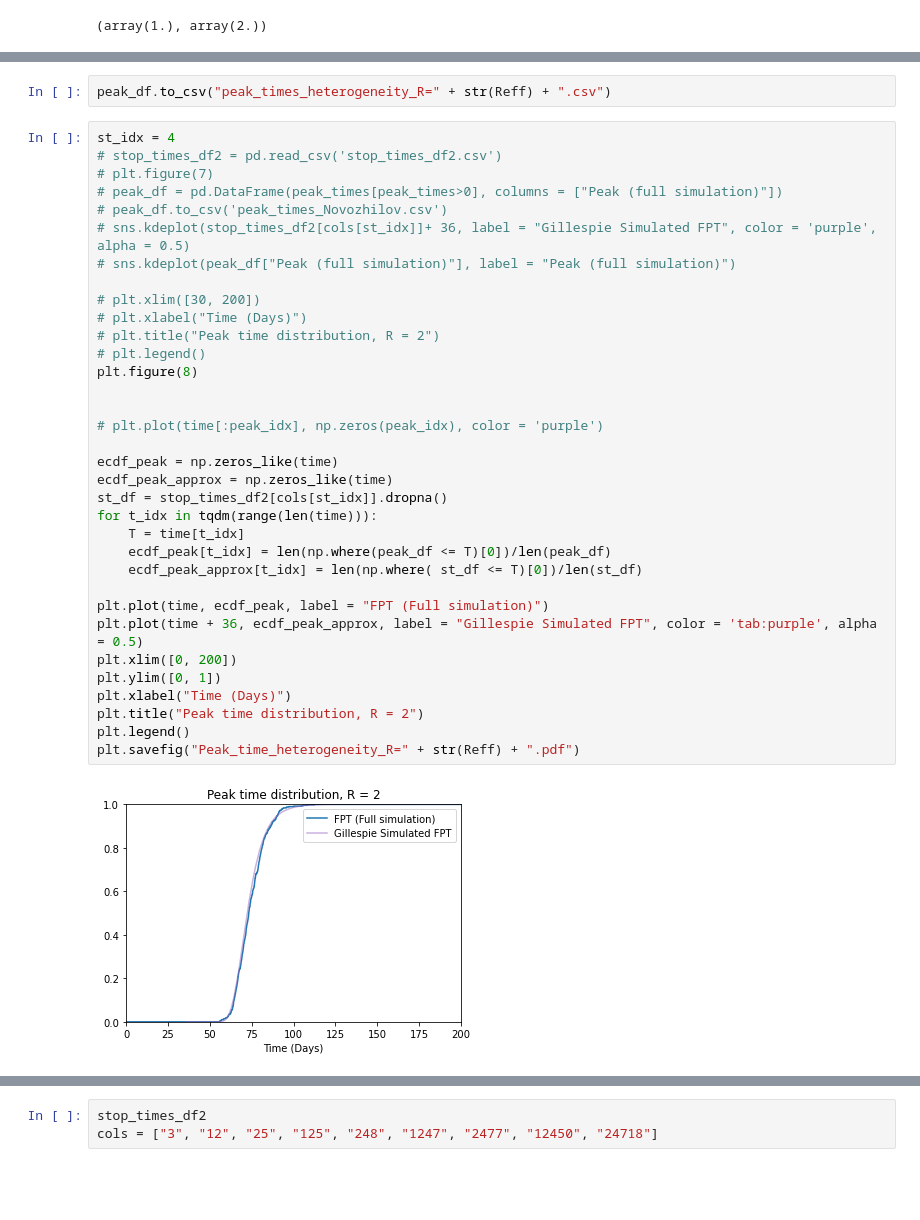
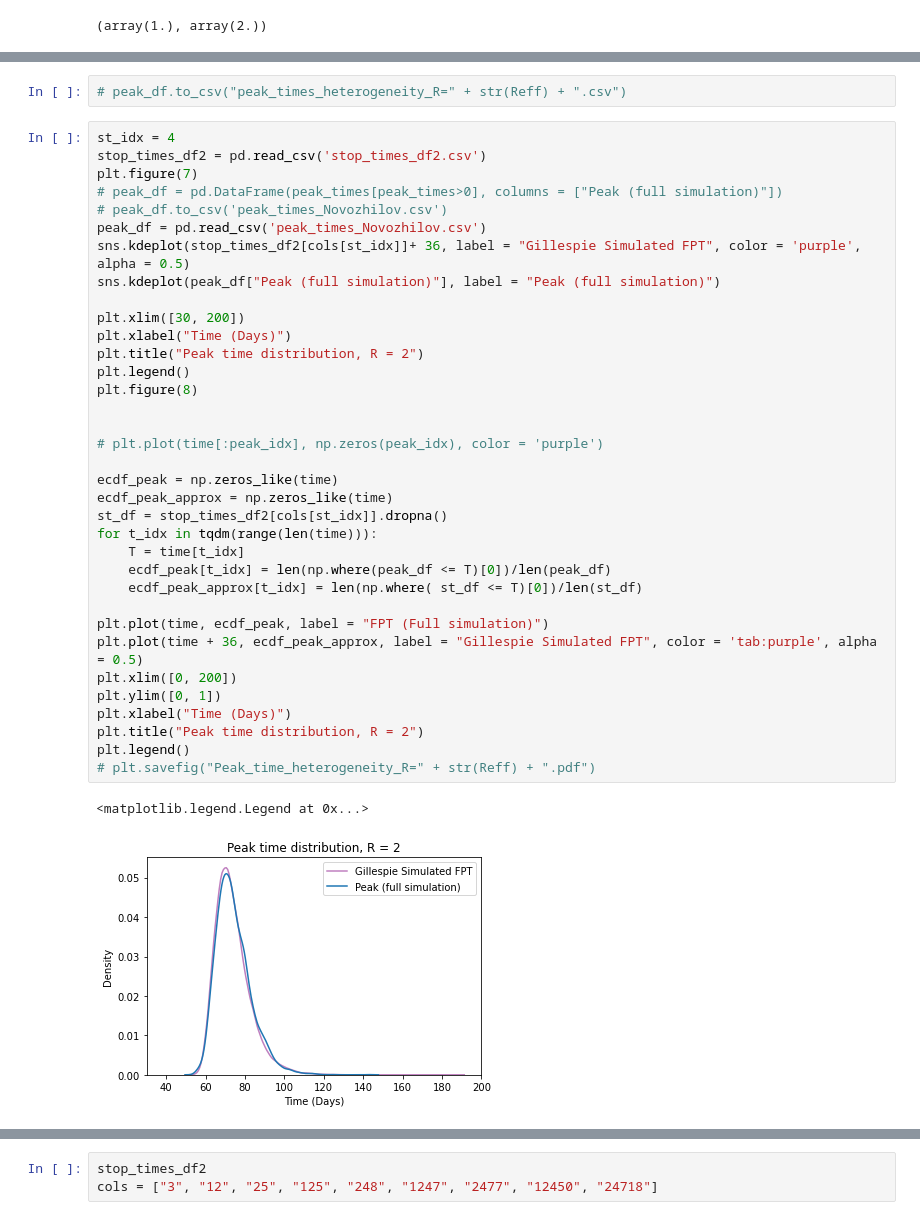
Before and after one commit to JCurran-Sebastian/FirstPassageTime_Branching, a Jupyter notebook: Heterogeneous_SIR_epidemic_peak-Copy1.ipynb, the cells around one changed output, grey strips where cells are left out. Saved outputs shown, nothing was run; the diff lists cells and outputs as text; blank space fills up the shorter version.

```diff
--- a/Heterogeneous_SIR_epidemic_peak-Copy1.ipynb
+++ b/Heterogeneous_SIR_epidemic_peak-Copy1.ipynb
@@ -115,38 +122,40 @@ for i in tqdm(range(nruns_peak)):
-# %%
-peak_df.to_csv("peak_times_heterogeneity_R=" + str(Reff) + ".csv")
+# %%
+# peak_df.to_csv("peak_times_heterogeneity_R=" + str(Reff) + ".csv")
 # %%
 st_idx = 4
-# stop_times_df2 = pd.read_csv('stop_times_df2.csv')
-# plt.figure(7)
+stop_times_df2 = pd.read_csv('stop_times_df2.csv')
+plt.figure(7)
 # peak_df = pd.DataFrame(peak_times[peak_times>0], columns = ["Peak (full simulation)"])
 # peak_df.to_csv('peak_times_Novozhilov.csv')
-# sns.kdeplot(stop_times_df2[cols[st_idx]]+ 36, label = "Gillespie Simulated FPT", color = 'purple', alpha = 0.5)
-# sns.kdeplot(peak_df["Peak (full simulation)"], label = "Peak (full simulation)")
+peak_df = pd.read_csv('peak_times_Novozhilov.csv')
+sns.kdeplot(stop_times_df2[cols[st_idx]]+ 36, label = "Gillespie Simulated FPT", color = 'purple', alpha = 0.5)
+sns.kdeplot(peak_df["Peak (full simulation)"], label = "Peak (full simulation)")
 
-# plt.xlim([30, 200])
-# plt.xlabel("Time (Days)")
-# plt.title("Peak time distribution, R = 2")
-# plt.legend()
+plt.xlim([30, 200])
+plt.xlabel("Time (Days)")
+plt.title("Peak time distribution, R = 2")
+plt.legend()
 plt.figure(8)
 
 
 # plt.plot(time[:peak_idx], np.zeros(peak_idx), color = 'purple')
 
 ecdf_peak = np.zeros_like(time)
 ecdf_peak_approx = np.zeros_like(time)
 st_df = stop_times_df2[cols[st_idx]].dropna()
 for t_idx in tqdm(range(len(time))):
     T = time[t_idx]
     ecdf_peak[t_idx] = len(np.where(peak_df <= T)[0])/len(peak_df)
     ecdf_peak_approx[t_idx] = len(np.where( st_df <= T)[0])/len(st_df)
 
 plt.plot(time, ecdf_peak, label = "FPT (Full simulation)")
 plt.plot(time + 36, ecdf_peak_approx, label = "Gillespie Simulated FPT", color = 'tab:purple', alpha = 0.5)
 plt.xlim([0, 200])
 plt.ylim([0, 1])
 plt.xlabel("Time (Days)")
 plt.title("Peak time distribution, R = 2")
 plt.legend()
-plt.savefig("Peak_time_heterogeneity_R=" + str(Reff) + ".pdf")
+# plt.savefig("Peak_time_heterogeneity_R=" + str(Reff) + ".pdf")
 # %% [output]
+<matplotlib.legend.Legend at 0x...>
-[figure, old version]
+[figure, new version]
```
Also changed, not shown: parts of 8 cells of this notebook, 7 other files.
